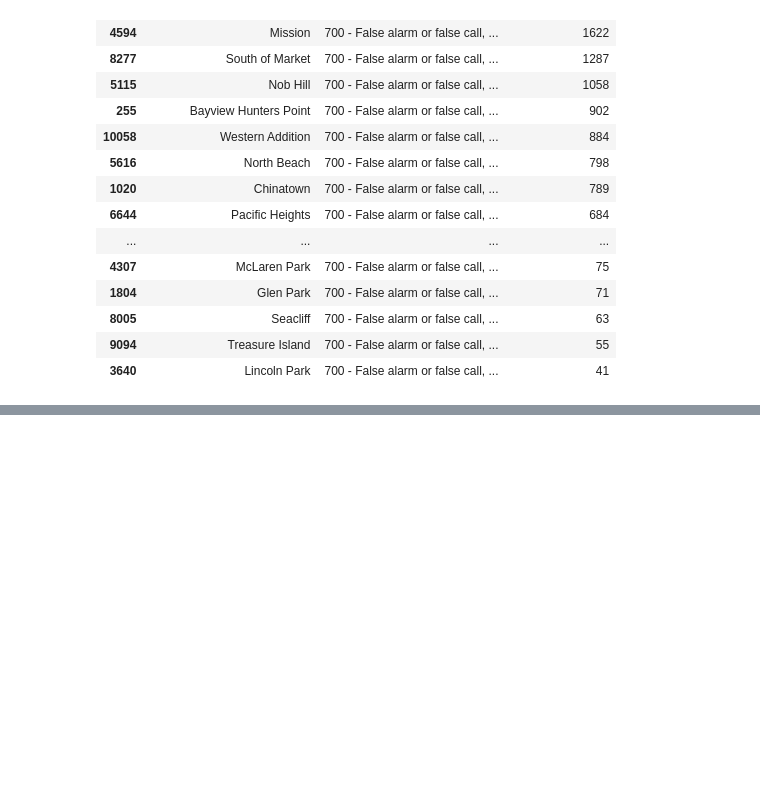
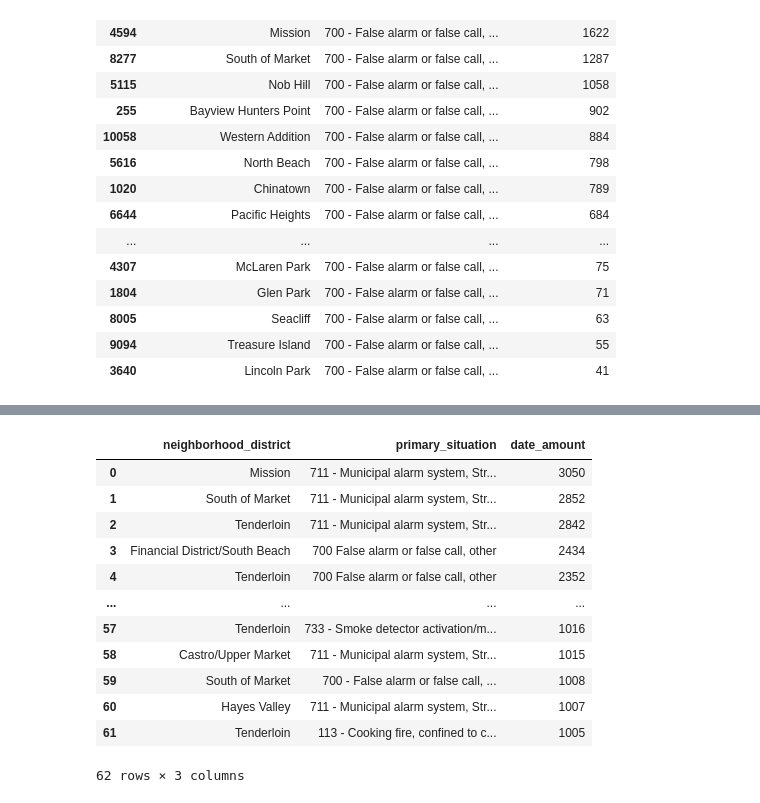
Before and after one commit to griffintighe/fire_ml, a Jupyter notebook: explore.ipynb, the cells around one changed output, grey strips where cells are left out. Cells and saved outputs as stored; diff of their text form; code cells hidden in the pictures; blank space fills up the shorter version.

```diff
--- a/explore.ipynb
+++ b/explore.ipynb
@@ -84,3 +84,5 @@ base_amount=df_base.groupby(['neighborhood_district','primary_situation'],as_ind
 # this is the amount of unique incident_numbers for each neighborhood and primary_situation
 # %%
 addresses=pd.Series(df_base[df_base['neighborhood_district']=='Marina']['address'].unique())
+# %%
+base_date.columns=['neighborhood_district','primary_situation','date_amount']
@@ -103,2 +93,2 @@ base_amount.sort_values(by='incident_number',ascending=False)
 # %%
-base_date.sort_values(by='incident_date',ascending=False)
+base_date=base_date.sort_values(by='date_amount',ascending=False)
@@ -119,3 +97,5 @@ base_date.sort_values(by='incident_date',ascending=False)
+# %%
+base_date=base_date.reset_index(drop=True)
 # %%
 base_date[base_date['primary_situation']=='700 - False alarm or false call, other'].sort_values(by='incident_date',ascending=False)
 # %% [output]
@@ -158,0 +171,16 @@ base_amount[base_amount['primary_situation']=='700 - False alarm or false call,
+# %%
+base_date[base_date['date_amount']>1000]
+# %% [output]
+|  | neighborhood_district | primary_situation | date_amount |
+| 0 | Mission | 711 - Municipal alarm system, Str... | 3050 |
+| 1 | South of Market | 711 - Municipal alarm system, Str... | 2852 |
+| 2 | Tenderloin | 711 - Municipal alarm system, Str... | 2842 |
+| 3 | Financial District/South Beach | 700 False alarm or false call, other | 2434 |
+| 4 | Tenderloin | 700 False alarm or false call, other | 2352 |
+| ... | ... | ... | ... |
+| 57 | Tenderloin | 733 - Smoke detector activation/m... | 1016 |
+| 58 | Castro/Upper Market | 711 - Municipal alarm system, Str... | 1015 |
+| 59 | South of Market | 700 - False alarm or false call, ... | 1008 |
+| 60 | Hayes Valley | 711 - Municipal alarm system, Str... | 1007 |
+| 61 | Tenderloin | 113 - Cooking fire, confined to c... | 1005 |
+62 rows × 3 columns
```
Also changed, not shown: parts of 6 cells of this notebook, 1 other file.
